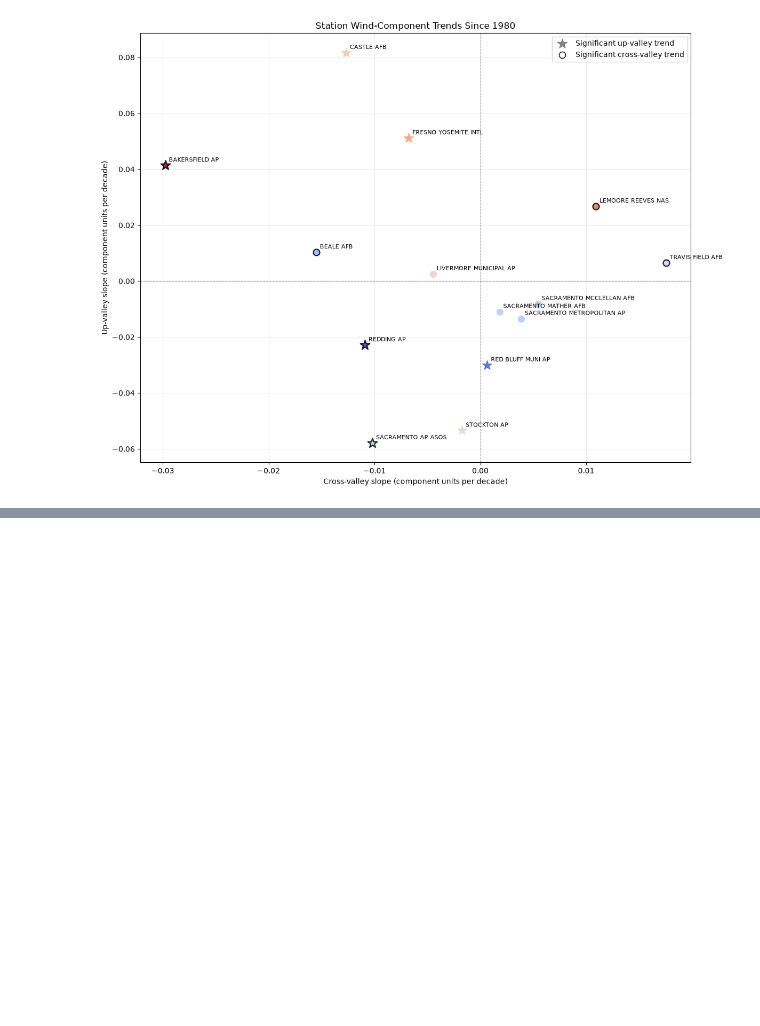
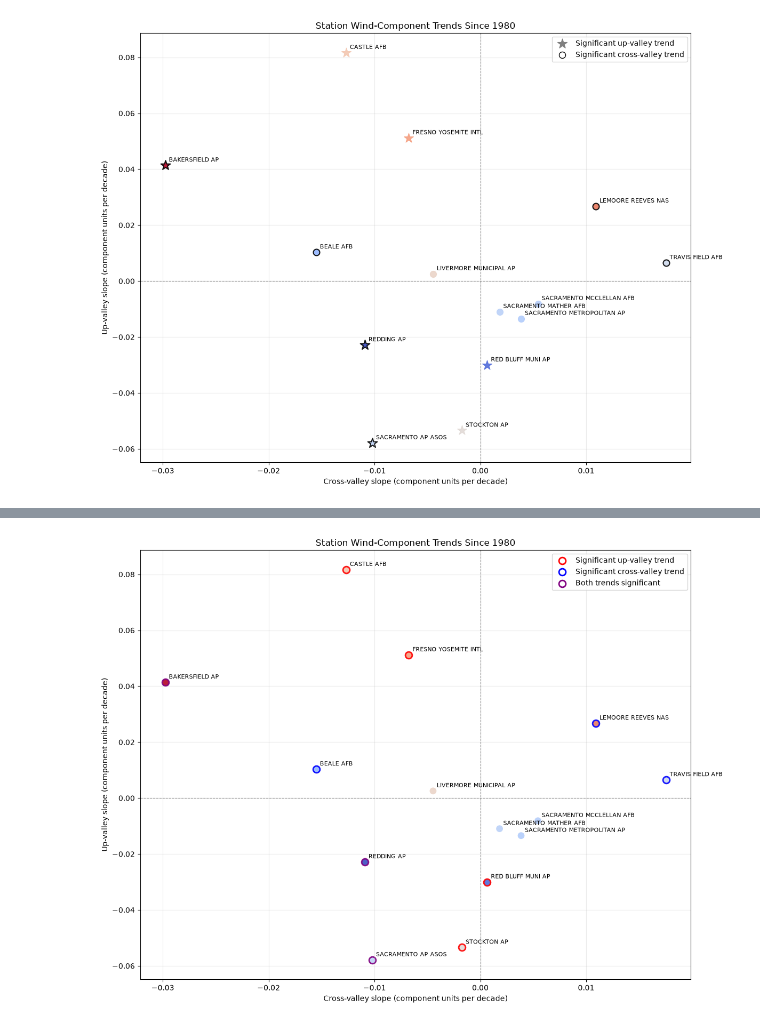
Before and after one commit to audfish/WQ2026, a Jupyter notebook: Fog_wind_analysis_v2.ipynb, the cells around one changed output, grey strips where cells are left out. Saved outputs shown, nothing was run; the diff lists cells and outputs as text; code cells hidden in the pictures; blank space fills up the shorter version.

```diff
--- a/Fog_wind_analysis_v2.ipynb
+++ b/Fog_wind_analysis_v2.ipynb
@@ -988,0 +878,70 @@ annual_avg_wind_dir shape: (767, 11)
+# %%
+# Plot 1980 onward station trends with significance shown by outline color:
+# red = significant up-valley trend
+# blue = significant cross-valley trend
+# purple = both significant
+
+fig, ax = plt.subplots(figsize=(12, 9))
+
+for _, row in plot_data.iterrows():
+    station = row["STATION"]
+    color = plt.cm.coolwarm_r((row["latitude"] - lat_min) / lat_range)
+
+    significant_up = row["p_value_up_valley"] < 0.05
+    significant_cross = row["p_value_cross_valley"] < 0.05
+
+    if significant_up and significant_cross:
+        outline_color = "purple"
+    elif significant_up:
+        outline_color = "red"
+    elif significant_cross:
+        outline_color = "blue"
+    else:
+        outline_color = "none"
+
+    ax.scatter(
+        row["slope_per_decade_cross_valley"],
+        row["slope_per_decade_up_valley"],
+        color=color,
+        marker="o",
+        s=85,
+        edgecolors=outline_color,
+        linewidths=2 if outline_color != "none" else 0.8,
+        alpha=0.9,
+    )
+
+    ax.annotate(
+        station,
+        (
+            row["slope_per_decade_cross_valley"],
+            row["slope_per_decade_up_valley"],
+        ),
+        xytext=(5, 5),
+        textcoords="offset points",
+        fontsize=8,
+    )
+
+ax.axhline(0, color="gray", linestyle="--", linewidth=0.8)
+ax.axvline(0, color="gray", linestyle="--", linewidth=0.8)
+
+# Significance legend
+for color, label in [
+    ("red", "Significant up-valley trend"),
+    ("blue", "Significant cross-valley trend"),
+    ("purple", "Both trends significant"),
+]:
+    ax.scatter(
+        [], [], color="white", edgecolors=color, marker="o",
+        s=85, linewidths=2, label=label
+    )
+
+ax.set_xlabel("Cross-valley slope (component units per decade)")
+ax.set_ylabel("Up-valley slope (component units per decade)")
+ax.set_title("Station Wind-Component Trends Since 1980")
+ax.grid(True, alpha=0.25)
+ax.legend(loc="best")
+
+plt.tight_layout()
+plt.show()
+# %% [output]
+[figure, added]
```
Also changed, not shown: parts of 4 cells of this notebook.
